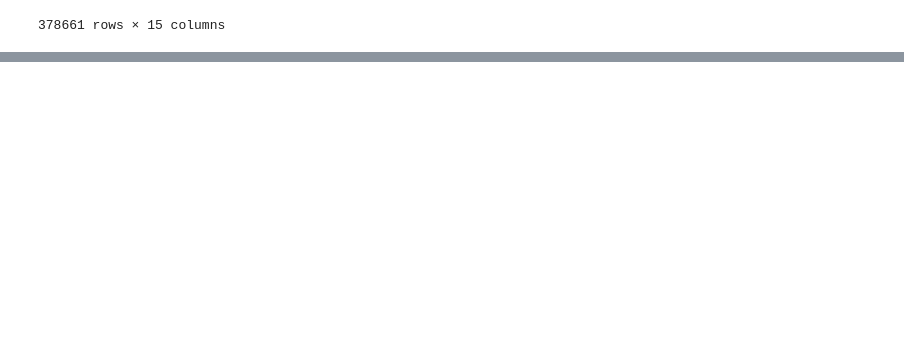
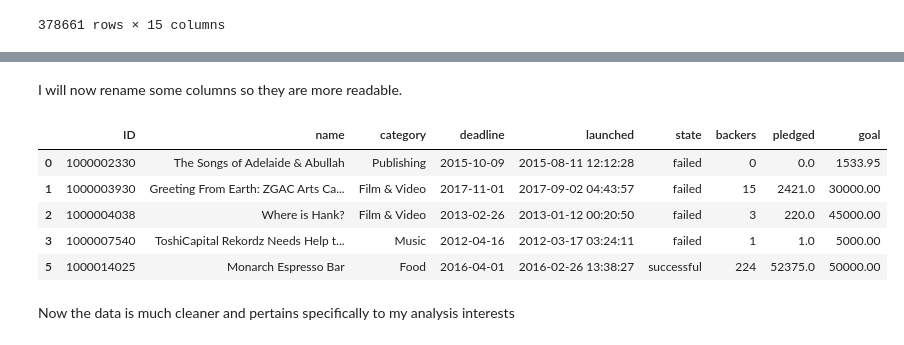
Before and after one commit to aryanagn/Funding-Trend-Navigator, a Jupyter notebook: notebooks/analysis2.ipynb, the cells around one changed output, grey strips where cells are left out. Cells and saved outputs as stored; diff of their text form; code cells hidden in the pictures; blank space fills up the shorter version.

Commit message:
Work on analysis 2 JOSS WHITE

```diff
--- a/notebooks/analysis2.ipynb
+++ b/notebooks/analysis2.ipynb
@@ -18,0 +106,14 @@ df
+# %% [markdown]
+I will now rename some columns so they are more readable.
+# %%
+dc = dc.rename(columns={'main_category': 'category', 'usd_pledged_real': 'pledged', 'usd_goal_real': 'goal'})
+dc.head()
+# %% [output]
+|  | ID | name | category | deadline | launched | state | backers | pledged | goal |
+| 0 | 1000002330 | The Songs of Adelaide & Abullah | Publishing | 2015-10-09 | 2015-08-11 12:12:28 | failed | 0 | 0.0 | 1533.95 |
+| 1 | 1000003930 | Greeting From Earth: ZGAC Arts Ca... | Film & Video | 2017-11-01 | 2017-09-02 04:43:57 | failed | 15 | 2421.0 | 30000.00 |
+| 2 | 1000004038 | Where is Hank? | Film & Video | 2013-02-26 | 2013-01-12 00:20:50 | failed | 3 | 220.0 | 45000.00 |
+| 3 | 1000007540 | ToshiCapital Rekordz Needs Help t... | Music | 2012-04-16 | 2012-03-17 03:24:11 | failed | 1 | 1.0 | 5000.00 |
+| 5 | 1000014025 | Monarch Espresso Bar | Food | 2016-04-01 | 2016-02-26 13:38:27 | successful | 224 | 52375.0 | 50000.00 |
+# %% [markdown]
+Now the data is much cleaner and pertains specifically to my analysis interests
```
Also changed, not shown: parts of 10 cells of this notebook, 1 other file.
